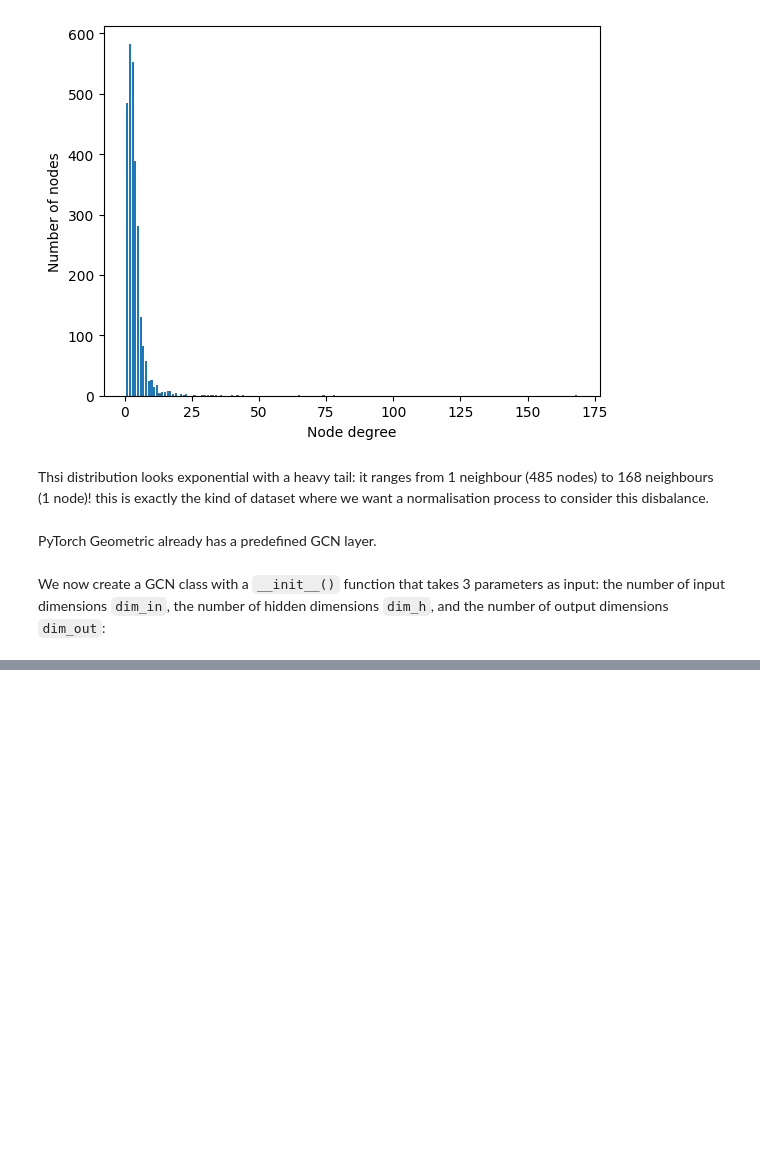
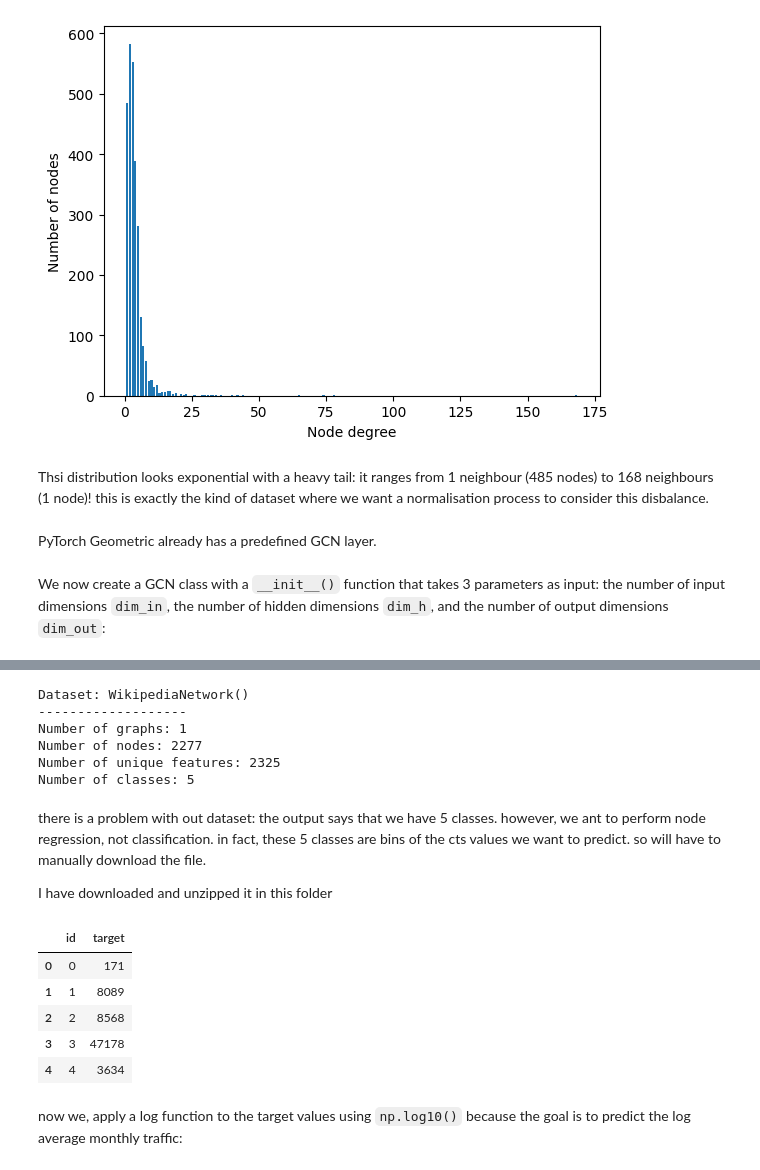
Before and after one commit to Spartan-119/advanced-gnn, a Jupyter notebook: ch 6/ch6.ipynb, the cells around one changed output, grey strips where cells are left out. Cells and saved outputs as stored; diff of their text form; code cells hidden in the pictures; blank space fills up the shorter version.

```diff
--- a/ch 6/ch6.ipynb
+++ b/ch 6/ch6.ipynb
@@ -180,0 +205,32 @@ GCN test accuracy: 80.10%
+# %%
+print(f'Dataset: {dataset}')
+print('-------------------')
+print(f'Number of graphs: {len(dataset)}')
+print(f'Number of nodes: {data.x.shape[0]}')
+print(f'Number of unique features: {dataset.num_features}')
+print(f'Number of classes: {dataset.num_classes}')
+# %% [output]
+Dataset: WikipediaNetwork()
+-------------------
+Number of graphs: 1
+Number of nodes: 2277
+Number of unique features: 2325
+Number of classes: 5
+# %% [markdown]
+there is a problem with out dataset: the output says that we have 5 classes. however, we ant to perform node regression, not classification. in fact, these 5 classes are bins of the cts values we want to predict. so will have to manually download the file.
+
+I have downloaded and unzipped it in this folder
+# %%
+import pandas as pd
+
+df = pd.read_csv('wikipedia/wikipedia/chameleon/musae_chameleon_target.csv')
+df.head()
+# %% [output]
+|  | id | target |
+| 0 | 0 | 171 |
+| 1 | 1 | 8089 |
+| 2 | 2 | 8568 |
+| 3 | 3 | 47178 |
+| 4 | 4 | 3634 |
+# %% [markdown]
+now we, apply a log function to the target values using `np.log10()` because the goal is to predict the log average monthly traffic:
```
Also changed, not shown: parts of 19 cells of this notebook, 17 other files.
